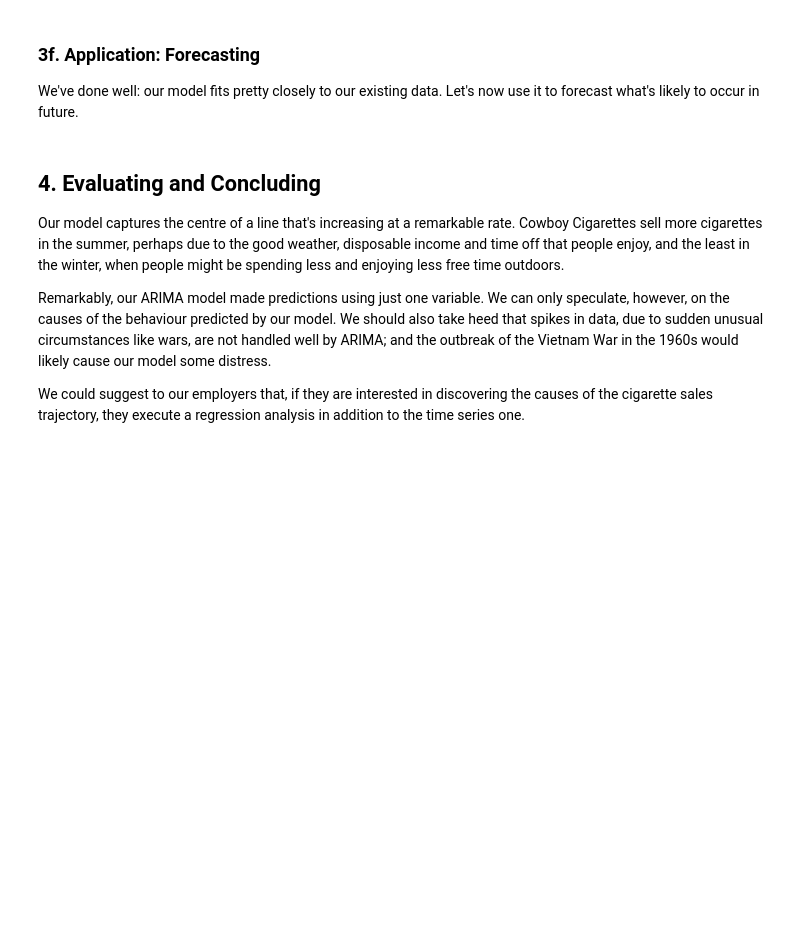
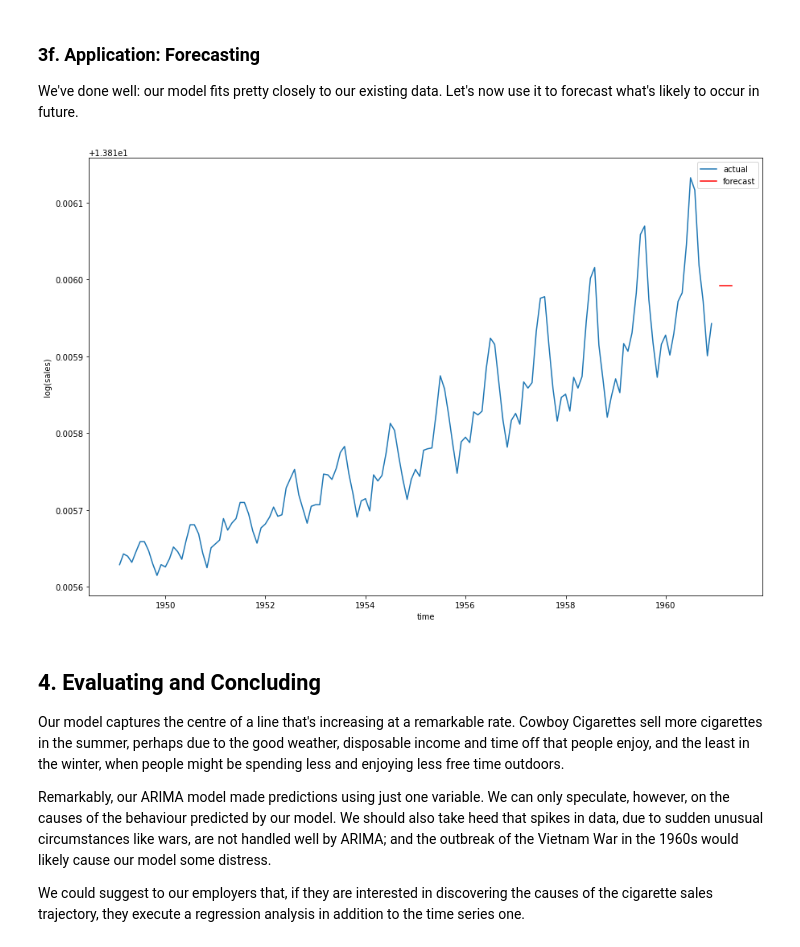
Before and after one commit to dmclark53/Springboard, a Jupyter notebook: Cowboy-Cigarettes/Cowboy Cigarettes Case Study - Tier 3.ipynb, the cells around one changed output. Cells and saved outputs as stored; diff of their text form; code cells hidden in the pictures; blank space fills up the shorter version.

```diff
--- a/Cowboy-Cigarettes/Cowboy Cigarettes Case Study - Tier 3.ipynb
+++ b/Cowboy-Cigarettes/Cowboy Cigarettes Case Study - Tier 3.ipynb
@@ -367,13 +484,22 @@ We've done well: our model fits pretty closely to our existing data. Let's now u
 # %%
 # Declare a variable called forecast_period with the amount of months to forecast, and
 # create a range of future dates that is the length of the periods you've chosen to forecast
-_ _ _
+forecast_period = 5
+dates = pd.Series(pd.date_range(str(y_log.index[-1]).split()[0], periods=forecast_period, freq="M"))
 
 # Convert that range into a dataframe that includes your predictions
-_ _ _
+future_dates = pd.DataFrame({'Predictions': forecast.values[-1]}, index=dates)
 
 # Plot your future predictions
-_ _ _
+plt.figure(figsize=(15, 10))
+plt.plot(y_log.iloc[1:], label='actual')
+plt.plot(future_dates.iloc[1:], color='red', label='forecast')
+plt.xlabel('time')
+plt.ylabel('log(sales)')
+plt.legend()
+plt.show()
+# %% [output]
+[figure, added]
 # %% [markdown]
 ## 4. Evaluating and Concluding
 
```
Also changed, not shown: parts of 30 cells of this notebook.
